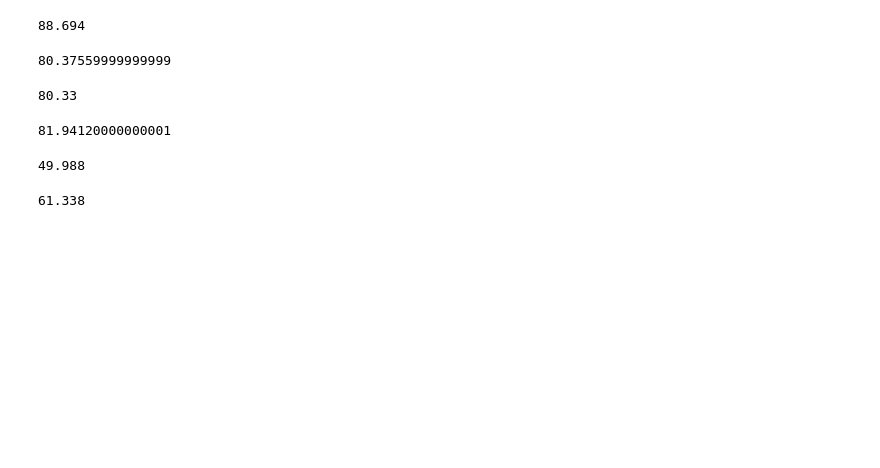
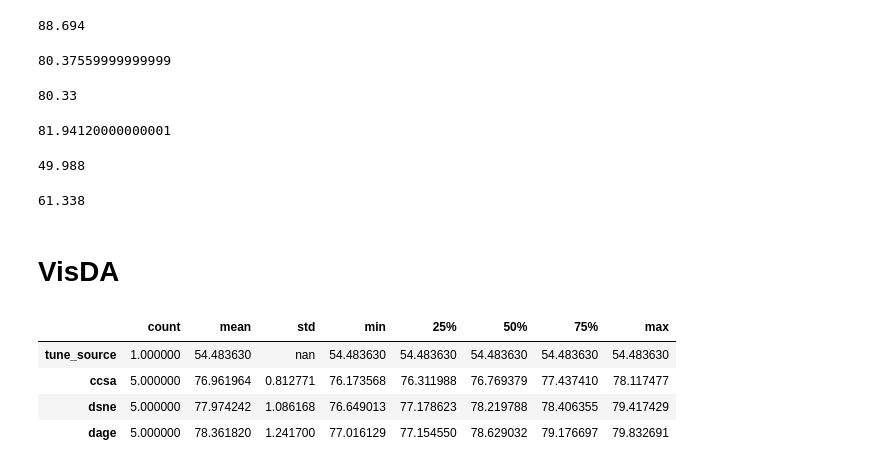
Before and after one commit to LukasHedegaard/dage, a Jupyter notebook: notebooks/results.ipynb, the cells around one changed output. Drawn from its saved outputs; the diff is of its cells as text; code cells hidden in the pictures; blank space fills up the shorter version.

```diff
--- a/notebooks/results.ipynb
+++ b/notebooks/results.ipynb
@@ -974,3 +974,25 @@ np.mean([35.85, 84.12, 45.64, 21.54, 62.79])
 np.mean([44.61, 89.02, 68.00, 29.19, 75.87])
 # %% [output]
 61.338
+# %% [markdown]
+# VisDA
+# %%
+visda_ms = pd.concat([
+    get_score_new(
+        report_paths=load_cls_rep_paths_new(
+            method=method,
+            experiment_id='visda_resnet152v2_aug',
+        ),
+        metric='recall',
+        avg_types=['weighted avg'],
+        map_col_name=lambda n: method,
+    )*100
+    for method in ["tune_source", "ccsa", "dsne", "dage"]
+], sort=False)
+visda_ms.describe().T.style.apply(highlight_max)
+# %% [output]
+|  | count | mean | std | min | 25% | 50% | 75% | max |
+| tune_source | 1.000000 | 54.483630 | nan | 54.483630 | 54.483630 | 54.483630 | 54.483630 | 54.483630 |
+| ccsa | 5.000000 | 76.961964 | 0.812771 | 76.173568 | 76.311988 | 76.769379 | 77.437410 | 78.117477 |
+| dsne | 5.000000 | 77.974242 | 1.086168 | 76.649013 | 77.178623 | 78.219788 | 78.406355 | 79.417429 |
+| dage | 5.000000 | 78.361820 | 1.241700 | 77.016129 | 77.154550 | 78.629032 | 79.176697 | 79.832691 |
```
